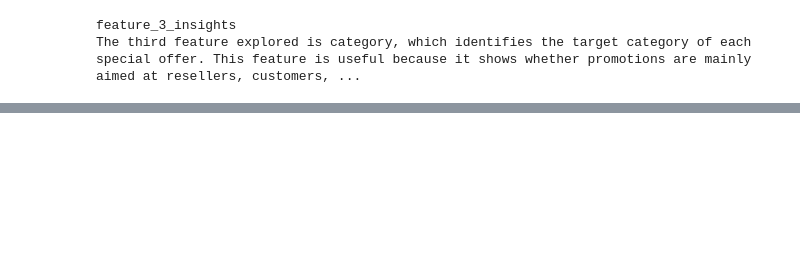
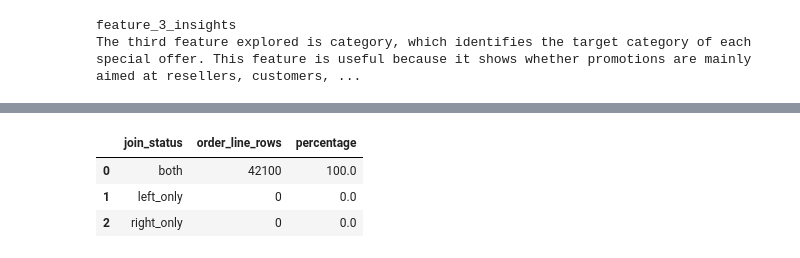
Before and after one commit to zeshanshameel/MLAA-AT3, a Jupyter notebook: notebooks/student_D_clustering/36106_26AU_AT3_student_id_SD_2_eda_special_offer.ipynb, the cells around one changed output, grey strips where cells are left out. Cells and saved outputs as stored; diff of their text form; code cells hidden in the pictures; blank space fills up the shorter version.

```diff
--- a/notebooks/student_D_clustering/36106_26AU_AT3_student_id_SD_2_eda_special_offer.ipynb
+++ b/notebooks/student_D_clustering/36106_26AU_AT3_student_id_SD_2_eda_special_offer.ipynb
@@ -389,0 +428,37 @@ The third feature explored is category, which identifies the target category of
+# %%
+# Join order-line sales activity to special offer details
+offer_sales_df = sales_order_detail_df.merge(
+    df[
+        [
+            "special_offer_id",
+            "description",
+            "type",
+            "category",
+            "discount_pct",
+            "min_quantity",
+            "max_quantity"
+        ]
+    ],
+    on="special_offer_id",
+    how="left",
+    validate="many_to_one",
+    indicator=True
+)
+
+join_coverage = (
+    offer_sales_df["_merge"]
+    .value_counts(dropna=False)
+    .rename_axis("join_status")
+    .reset_index(name="order_line_rows")
+)
+
+join_coverage["percentage"] = (
+    join_coverage["order_line_rows"] / len(offer_sales_df) * 100
+).round(2)
+
+join_coverage
+# %% [output]
+|  | join_status | order_line_rows | percentage |
+| 0 | both | 42100 | 100.0 |
+| 1 | left_only | 0 | 0.0 |
+| 2 | right_only | 0 | 0.0 |
```
Also changed, not shown: parts of 8 cells of this notebook, 1 other file.
